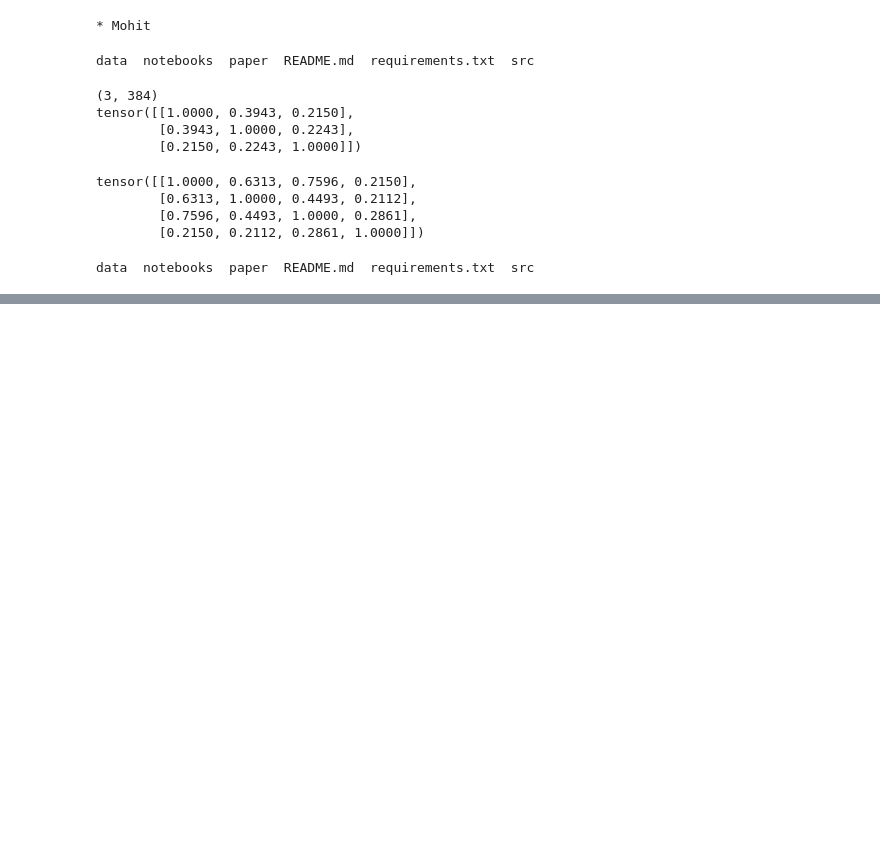
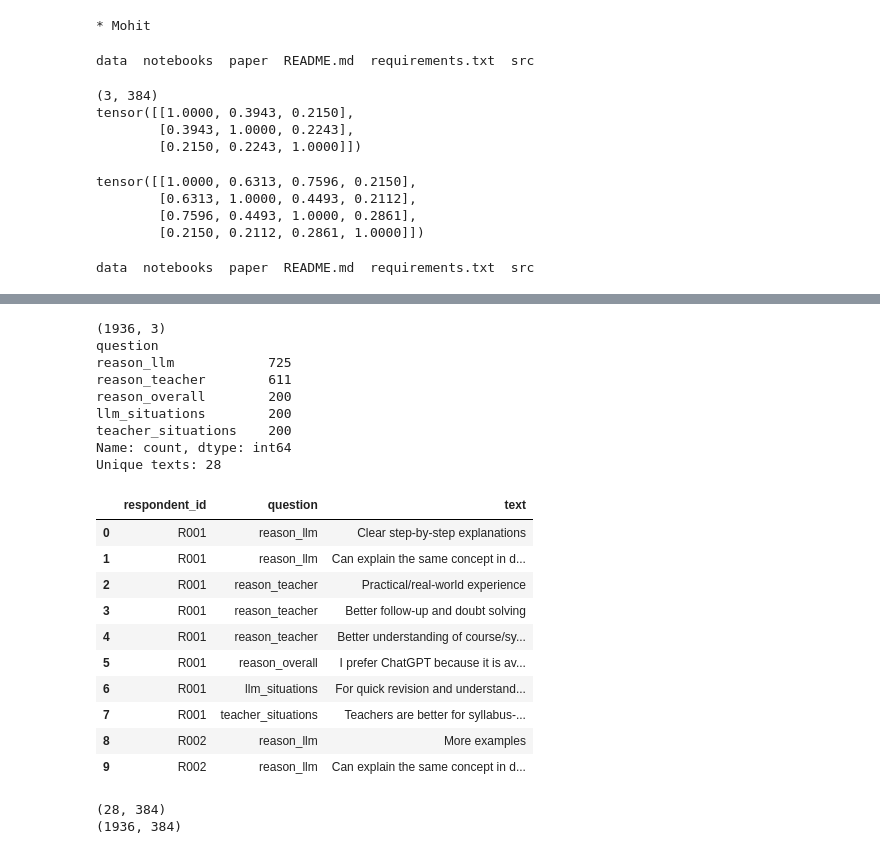
Before and after one commit to VanshGusain18/Who-Gives-Better-Academic-Answers, a Jupyter notebook: 03_semantic_analysis.ipynb, the cells around one changed output, grey strips where cells are left out. Cells and saved outputs as stored; diff of their text form; code cells hidden in the pictures; blank space fills up the shorter version.

Commit message:
Generate embeddings and calculate similarity

```diff
--- a/03_semantic_analysis.ipynb
+++ b/03_semantic_analysis.ipynb
@@ -80,0 +87,77 @@ df.head()
+# %%
+import pandas as pd
+
+raw = df.copy()   # df is the cleaned file you already loaded; we leave it untouched
+
+work = pd.DataFrame({
+    "respondent_id": ["R" + str(i + 1).zfill(3) for i in range(len(raw))],
+    "preference_overall": raw["16. Overall, which source do you prefer for academic help?"],
+    "reason_llm": raw["23. What are the main reasons you prefer ChatGPT/LLMs for academic help?"],
+    "reason_teacher": raw["24. What are the main reasons you prefer teachers for academic help?"],
+    "reason_overall": raw["27. Why do you prefer ChatGPT/LLMs or teachers for academic help?"],
+    "llm_situations": raw["28. In what situations do you think ChatGPT/LLMs are more useful than teachers, and why?"],
+    "teacher_situations": raw["29. In what situations do you think teachers are more useful than ChatGPT/LLMs, and why?"],
+})
+
+records = []
+for _, row in work.iterrows():
+    # Q23, Q24: multi-select answers, so split into separate phrases
+    for col in ["reason_llm", "reason_teacher"]:
+        if pd.notna(row[col]):
+            for phrase in str(row[col]).split(","):
+                if phrase.strip():
+                    records.append({"respondent_id": row["respondent_id"],
+                                    "question": col,
+                                    "text": phrase.strip()})
+    # Q27, Q28, Q29: free text, keep each answer whole
+    for col in ["reason_overall", "llm_situations", "teacher_situations"]:
+        if pd.notna(row[col]) and str(row[col]).strip():
+            records.append({"respondent_id": row["respondent_id"],
+                            "question": col,
+                            "text": str(row[col]).strip()})
+
+texts_df = pd.DataFrame(records)
+print(texts_df.shape)
+print(texts_df["question"].value_counts())
+print("Unique texts:", texts_df["text"].nunique())
+texts_df.head(10)
+# %% [output]
+(1936, 3)
+question
+reason_llm            725
+reason_teacher        611
+reason_overall        200
+llm_situations        200
+teacher_situations    200
+Name: count, dtype: int64
+Unique texts: 28
+|  | respondent_id | question | text |
+| 0 | R001 | reason_llm | Clear step-by-step explanations |
+| 1 | R001 | reason_llm | Can explain the same concept in d... |
+| 2 | R001 | reason_teacher | Practical/real-world experience |
+| 3 | R001 | reason_teacher | Better follow-up and doubt solving |
+| 4 | R001 | reason_teacher | Better understanding of course/sy... |
+| 5 | R001 | reason_overall | I prefer ChatGPT because it is av... |
+| 6 | R001 | llm_situations | For quick revision and understand... |
+| 7 | R001 | teacher_situations | Teachers are better for syllabus-... |
+| 8 | R002 | reason_llm | More examples |
+| 9 | R002 | reason_llm | Can explain the same concept in d... |
+# %%
+from sentence_transformers import SentenceTransformer
+import numpy as np
+
+model = SentenceTransformer("sentence-transformers/paraphrase-multilingual-MiniLM-L12-v2")
+
+unique_texts = texts_df["text"].unique().tolist()
+unique_emb = model.encode(unique_texts, convert_to_numpy=True,
+                          normalize_embeddings=True, show_progress_bar=True)
+
+# map each of the 1,936 rows to its vector
+text_to_idx = {t: i for i, t in enumerate(unique_texts)}
+embeddings = unique_emb[[text_to_idx[t] for t in texts_df["text"]]]
+
+print(unique_emb.shape)   # expect (28, 384)
+print(embeddings.shape)   # expect (1936, 384)
+# %% [output]
+(28, 384)
+(1936, 384)
```
Also changed, not shown: parts of 2 cells of this notebook.
